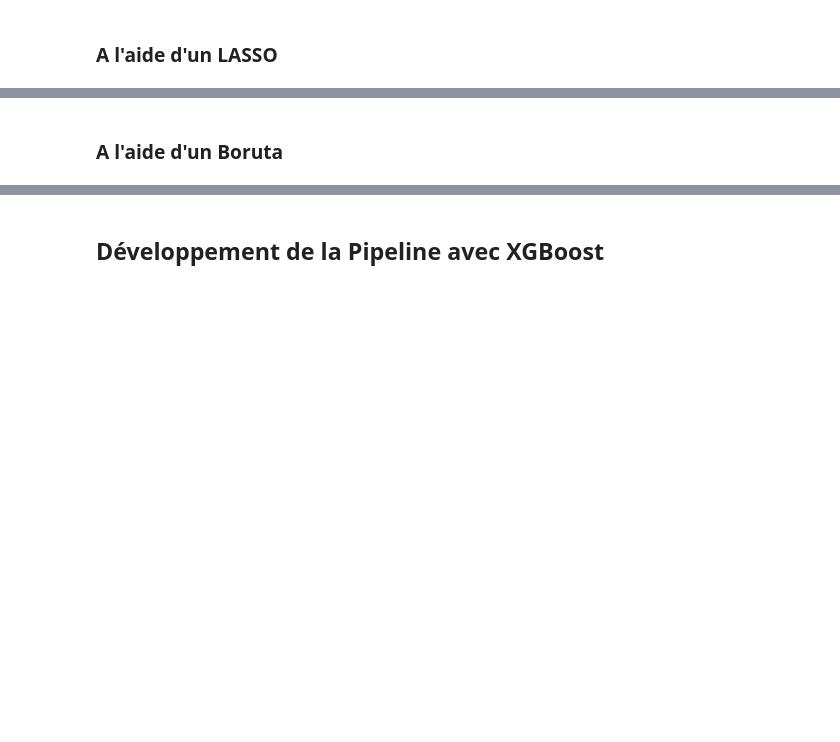
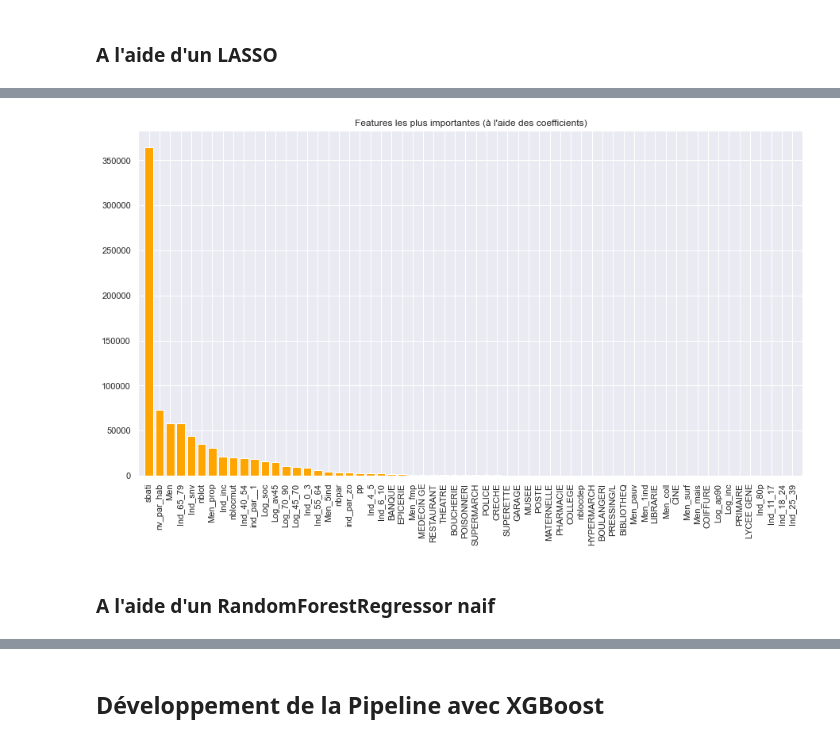
Before and after one commit to Orlogskapten/dvf_ensae_sbra, a Jupyter notebook: notebook/modelisation_wen.ipynb, the cells around one changed output, grey strips where cells are left out. Drawn from its saved outputs; the diff is of its cells as text; code cells hidden in the pictures; blank space fills up the shorter version.

Commit message:
Added feature selection part (not commented)

```diff
--- a/notebook/modelisation_wen.ipynb
+++ b/notebook/modelisation_wen.ipynb
@@ -113,0 +84,13 @@ print(coeff_used)
+# %%
+train_good_data= train[train.columns[~train.columns.isin(useless_col)]].copy()
+train_label= train_good_data.pop("valeurfonc")
+train_good_col= [i for i in train_good_data.columns]
+
+# Scale nos variables pour la feature select
+scaler_std= StandardScaler()
+train_good_data[train_good_col]= scaler_std.fit_transform(train_good_data[train_good_col])
+
+# Feature selection à l'aide d'un LASSO
+lasso= LassoCV()
+lasso.fit(train_good_data, train_label)
+sf_lasso= SelectFromModel(lasso, prefit= True)
@@ -114,2 +111,18 @@ print(coeff_used)
+# %%
+importance_feature= np.abs(lasso.coef_)
+indices= np.argsort(importance_feature)[::-1]
+lasso_importance_col= train_good_data.iloc[:, indices.tolist()].columns
+
+plt.figure(figsize= (15, 8))
+
+plt.bar(range(train_good_data.shape[1]), importance_feature[indices],
+        color= "orange", align= "center")
+
+plt.xticks(range(train_good_data.shape[1]),  lasso_importance_col, rotation= "vertical")
+plt.xlim([-1, train_good_data.shape[1]])
+plt.title("Features les plus importantes (à l'aide des coefficients)")
+plt.show()
+# %% [output]
+[figure, added]
 # %% [markdown]
-### A l'aide d'un Boruta
+### A l'aide d'un RandomForestRegressor naif
```
Also changed, not shown: parts of 10 cells of this notebook.
